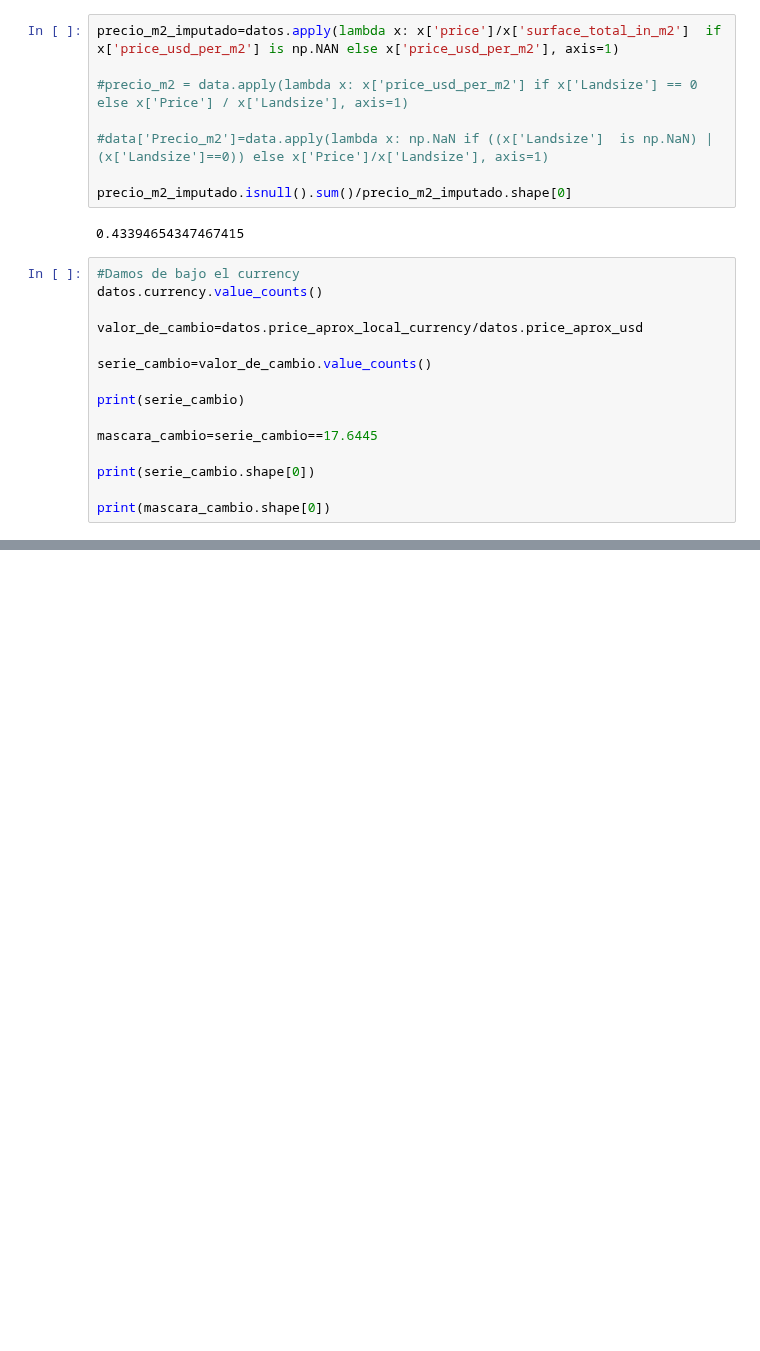
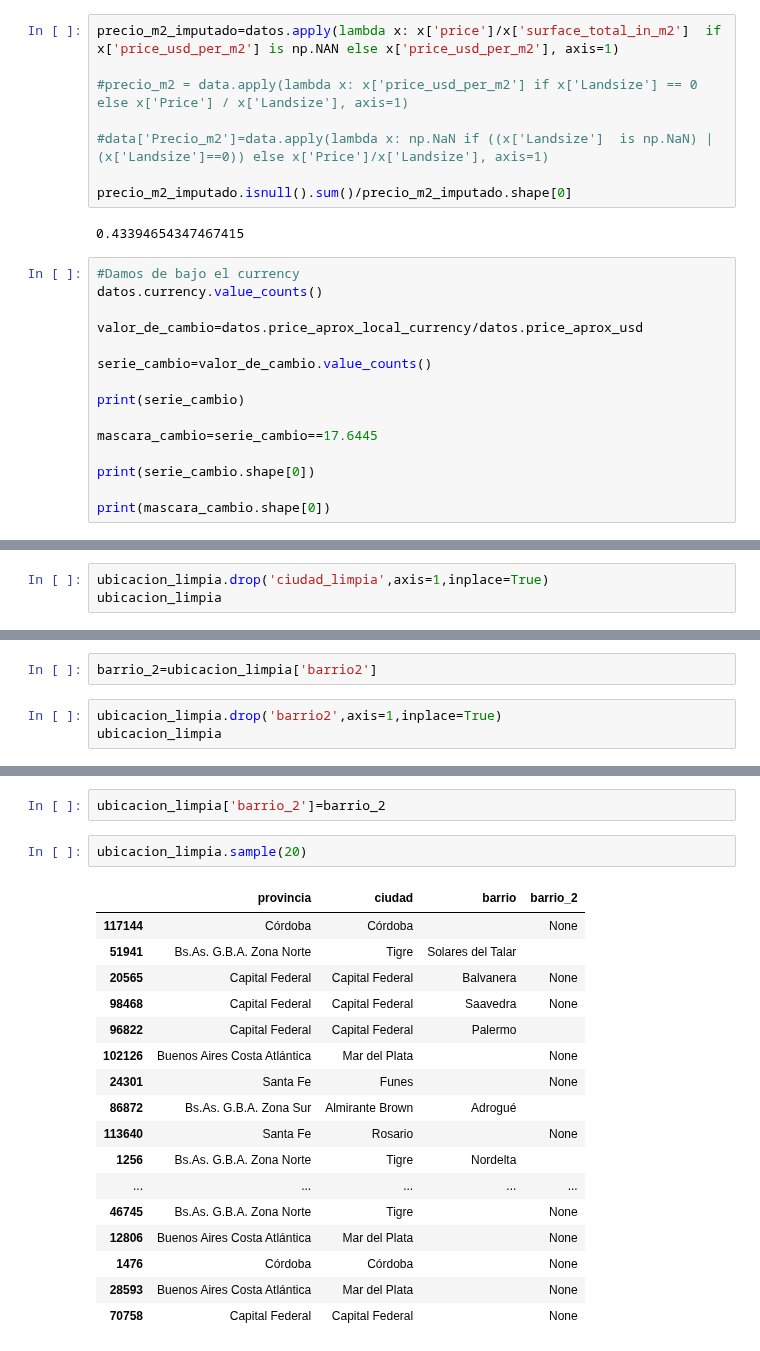
Before and after one commit to Facundo-Peloso/DH-TP-1---Grupo-10, a Jupyter notebook: Facundo-Borrador.ipynb, the cells around one changed output, grey strips where cells are left out. Drawn from its saved outputs; the diff is of its cells as text; blank space fills up the shorter version.

Commit message:
geografia limpia facundo

```diff
--- a/Facundo-Borrador.ipynb
+++ b/Facundo-Borrador.ipynb
@@ -134,0 +303,3 @@ print(mascara_cambio.shape[0])
+# %%
+ubicacion_limpia.drop('ciudad_limpia',axis=1,inplace=True)
+ubicacion_limpia
@@ -134,0 +320,5 @@ print(mascara_cambio.shape[0])
+# %%
+barrio_2=ubicacion_limpia['barrio2']
+# %%
+ubicacion_limpia.drop('barrio2',axis=1,inplace=True)
+ubicacion_limpia
@@ -134,0 +339,22 @@ print(mascara_cambio.shape[0])
+# %%
+ubicacion_limpia['barrio_2']=barrio_2
+# %%
+ubicacion_limpia.sample(20)
+# %% [output]
+|  | provincia | ciudad | barrio | barrio_2 |
+| 117144 | Córdoba | Córdoba |  | None |
+| 51941 | Bs.As. G.B.A. Zona Norte | Tigre | Solares del Talar |  |
+| 20565 | Capital Federal | Capital Federal | Balvanera | None |
+| 98468 | Capital Federal | Capital Federal | Saavedra | None |
+| 96822 | Capital Federal | Capital Federal | Palermo |  |
+| 102126 | Buenos Aires Costa Atlántica | Mar del Plata |  | None |
+| 24301 | Santa Fe | Funes |  | None |
+| 86872 | Bs.As. G.B.A. Zona Sur | Almirante Brown | Adrogué |  |
+| 113640 | Santa Fe | Rosario |  | None |
+| 1256 | Bs.As. G.B.A. Zona Norte | Tigre | Nordelta |  |
+| ... | ... | ... | ... | ... |
+| 46745 | Bs.As. G.B.A. Zona Norte | Tigre |  | None |
+| 12806 | Buenos Aires Costa Atlántica | Mar del Plata |  | None |
+| 1476 | Córdoba | Córdoba |  | None |
+| 28593 | Buenos Aires Costa Atlántica | Mar del Plata |  | None |
+| 70758 | Capital Federal | Capital Federal |  | None |
```
Also changed, not shown: parts of 23 cells of this notebook.
